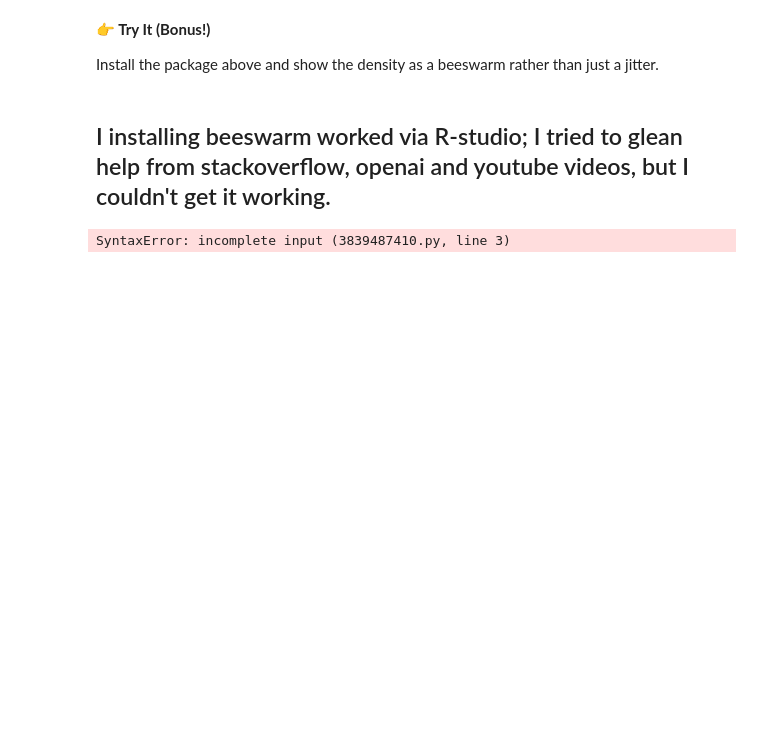
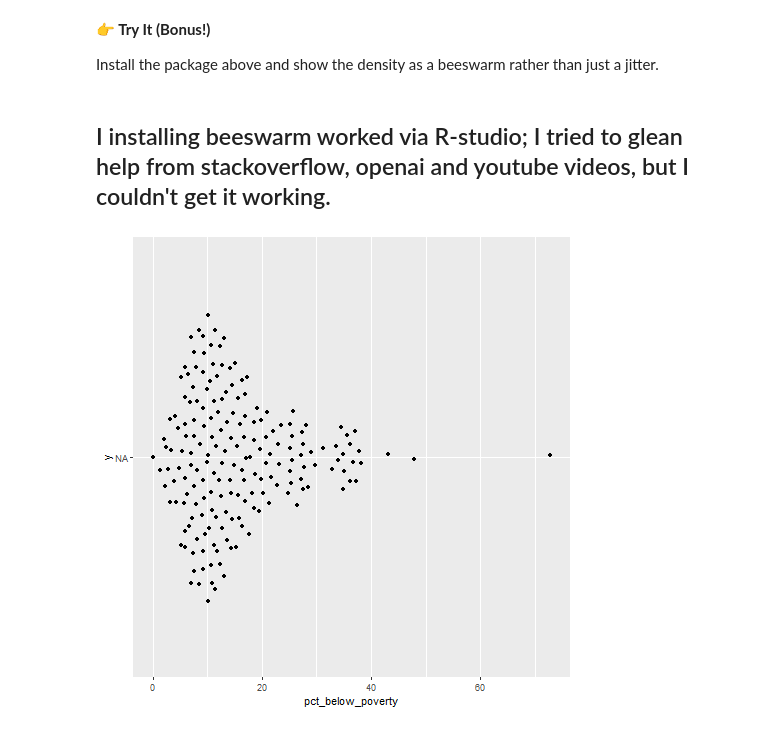
Before and after one commit to juhanarossi/ggplot-1-juhanarossi, a Jupyter notebook: notebook_Juhana_exercise1.ipynb, the cells around one changed output. Drawn from its saved outputs; the diff is of its cells as text; code cells hidden in the pictures; blank space fills up the shorter version.

```diff
--- a/notebook_Juhana_exercise1.ipynb
+++ b/notebook_Juhana_exercise1.ipynb
@@ -359,6 +360,7 @@ Install the package above and show the density as a beeswarm rather than just a
 # %%
-library(beeswarm)
-ggplot(df, aes(x=pct_below_poverty, y=1) +
-       geom_beeswarm(cex = 2.5, method = "center")
+%%R
+
+
+ggplot(df) + aes(x=pct_below_poverty, y=NA) + geom_quasirandom()
 # %% [output]
-SyntaxError: incomplete input (3839487410.py, line 3)
+[figure, added]
```
Also changed, not shown: parts of 8 cells of this notebook, 1 other file.
